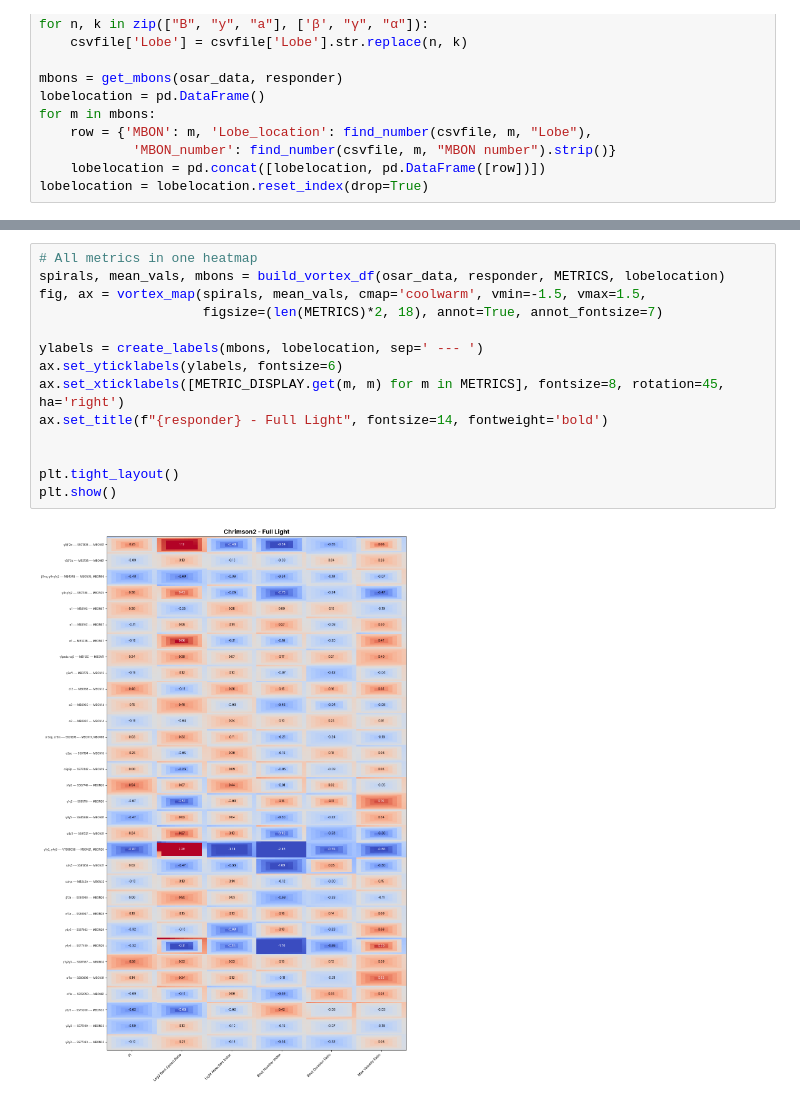
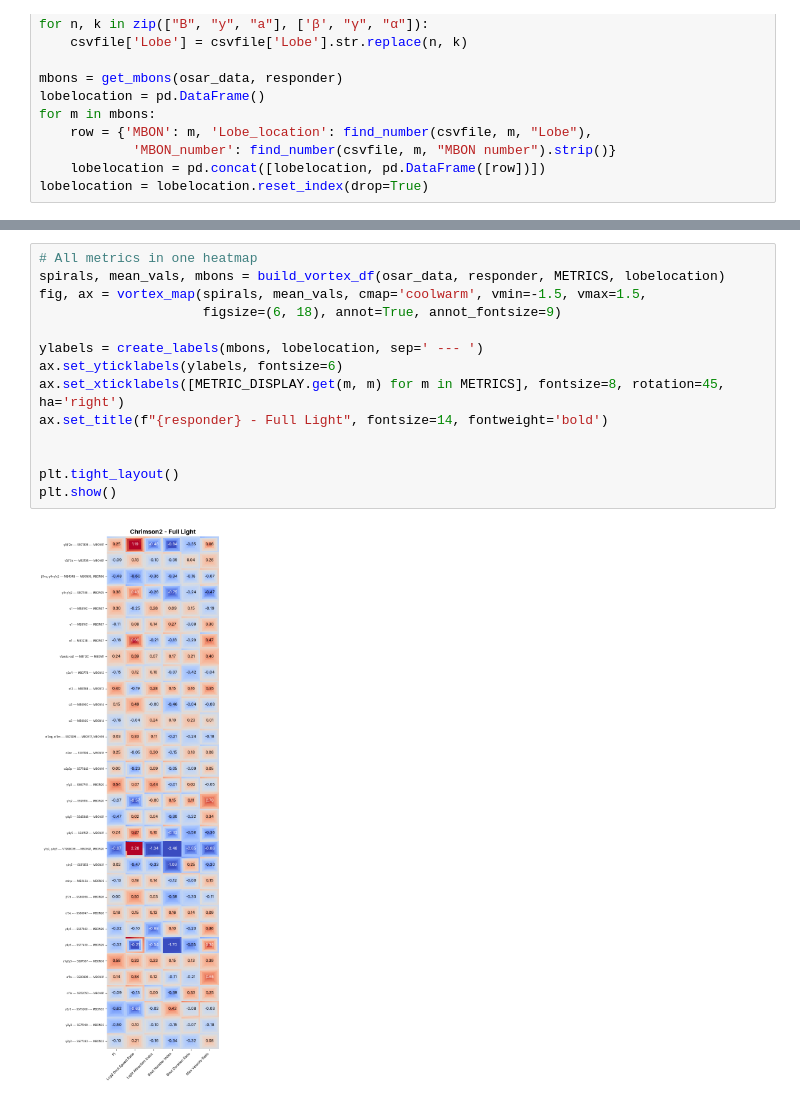
Before and after one commit to lnicole08/OSAR-Nicole-version, a Jupyter notebook: Vortex Maps.ipynb, the cells around one changed output, grey strips where cells are left out. Cells and saved outputs as stored; diff of their text form.

```diff
--- a/Vortex Maps.ipynb
+++ b/Vortex Maps.ipynb
@@ -231,16 +231,16 @@ plt.show()
 # %%
 # All metrics in one heatmap
 spirals, mean_vals, mbons = build_vortex_df(osar_data, responder, METRICS, lobelocation)
 fig, ax = vortex_map(spirals, mean_vals, cmap='coolwarm', vmin=-1.5, vmax=1.5,
-                     figsize=(len(METRICS)*2, 18), annot=True, annot_fontsize=7)
+                     figsize=(6, 18), annot=True, annot_fontsize=9)
 
 ylabels = create_labels(mbons, lobelocation, sep=' --- ')
 ax.set_yticklabels(ylabels, fontsize=6)
 ax.set_xticklabels([METRIC_DISPLAY.get(m, m) for m in METRICS], fontsize=8, rotation=45, ha='right')
 ax.set_title(f"{responder} - Full Light", fontsize=14, fontweight='bold')
 
 
 plt.tight_layout()
 plt.show()
 # %% [output]
-[figure, old version]
+[figure, new version]
```
Also changed, not shown: parts of 1 cell of this notebook, 7 other files.
